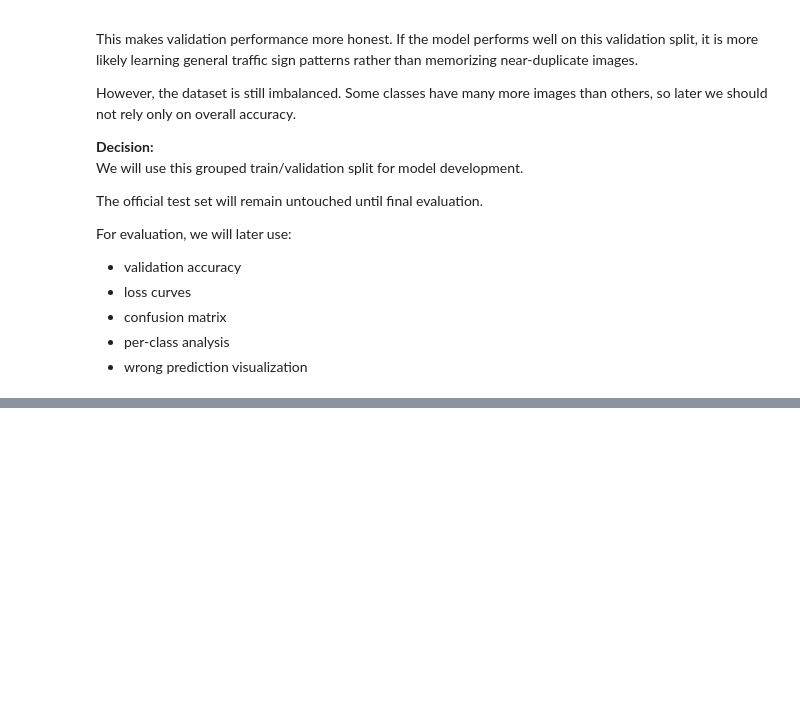
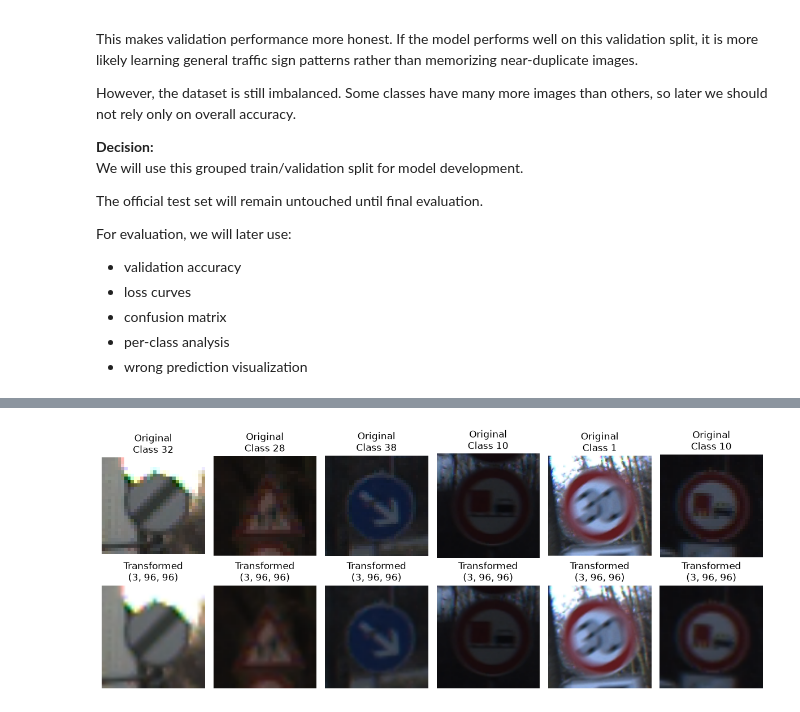
Before and after one commit to kawsar07ahmmed0712-rgb/Pytorch-German-Traffic-Sign-Recognition, a Jupyter notebook: Notebook/02_gtsrb_full_pytorch_workflow.ipynb, the cells around one changed output, grey strips where cells are left out. Saved outputs shown, nothing was run; the diff lists cells and outputs as text; code cells hidden in the pictures; blank space fills up the shorter version.

Commit message:
Dataset observation after spliting dataset

```diff
--- a/Notebook/02_gtsrb_full_pytorch_workflow.ipynb
+++ b/Notebook/02_gtsrb_full_pytorch_workflow.ipynb
@@ -889,0 +891,9 @@ For evaluation, we will later use:
+# %%
+from torchvision import transforms
+IMAGE_SIZE = 96
+baseline_transform = transforms.Compose([
+    transforms.Resize((IMAGE_SIZE, IMAGE_SIZE)),
+    transforms.ToTensor()
+])
+
+baseline_transform
@@ -889,0 +911,14 @@ For evaluation, we will later use:
+# %%
+importlib.reload(hf)
+
+hf.show_original_and_transformed_images(
+    df=train_split_df,
+    transform=baseline_transform,
+    image_col="full_path",
+    label_col="ClassId",
+    n=6,
+    seed=SEED,
+    figsize=(12, 5)
+)
+# %% [output]
+[figure, added]
```
Also changed, not shown: parts of 18 cells of this notebook, 1 other file.
